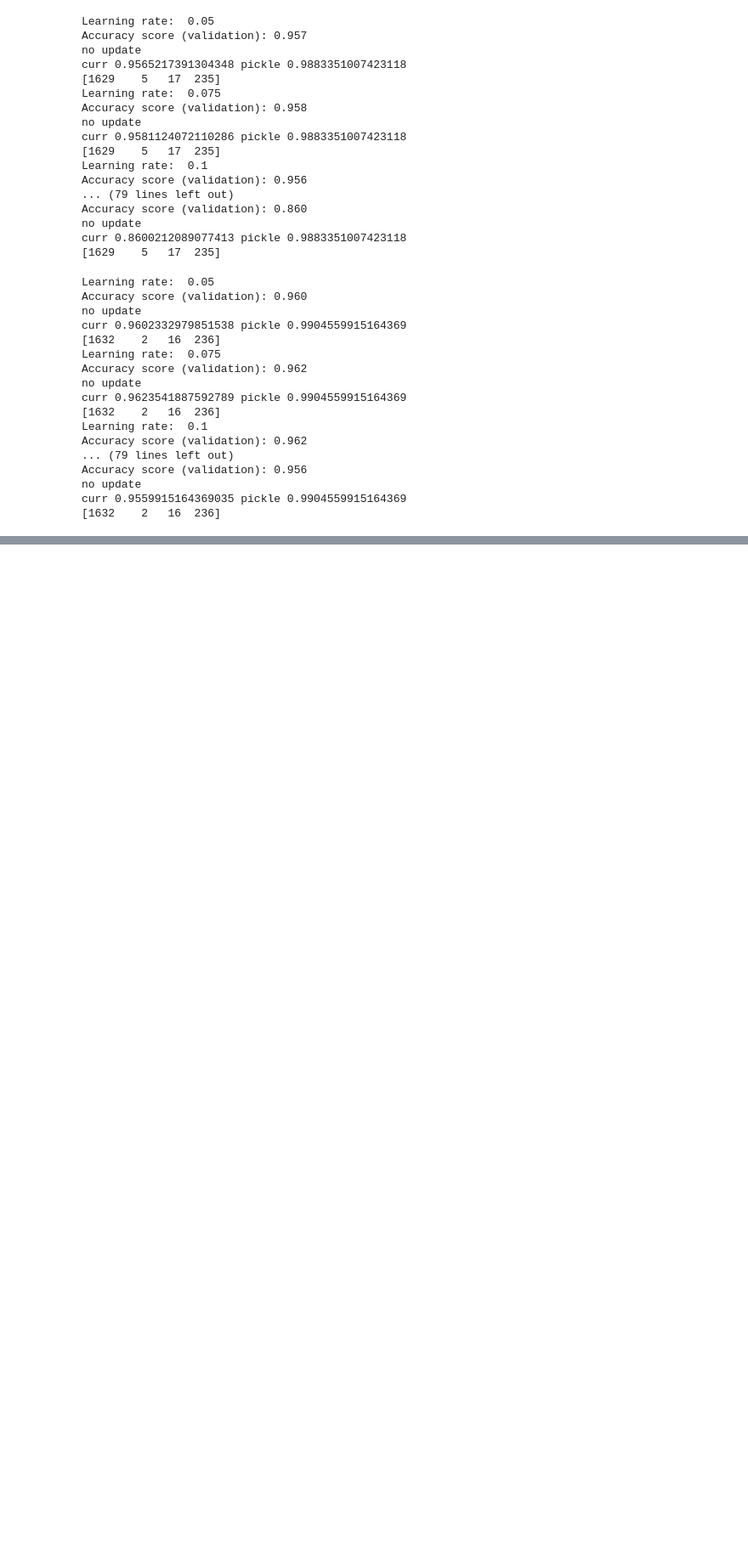
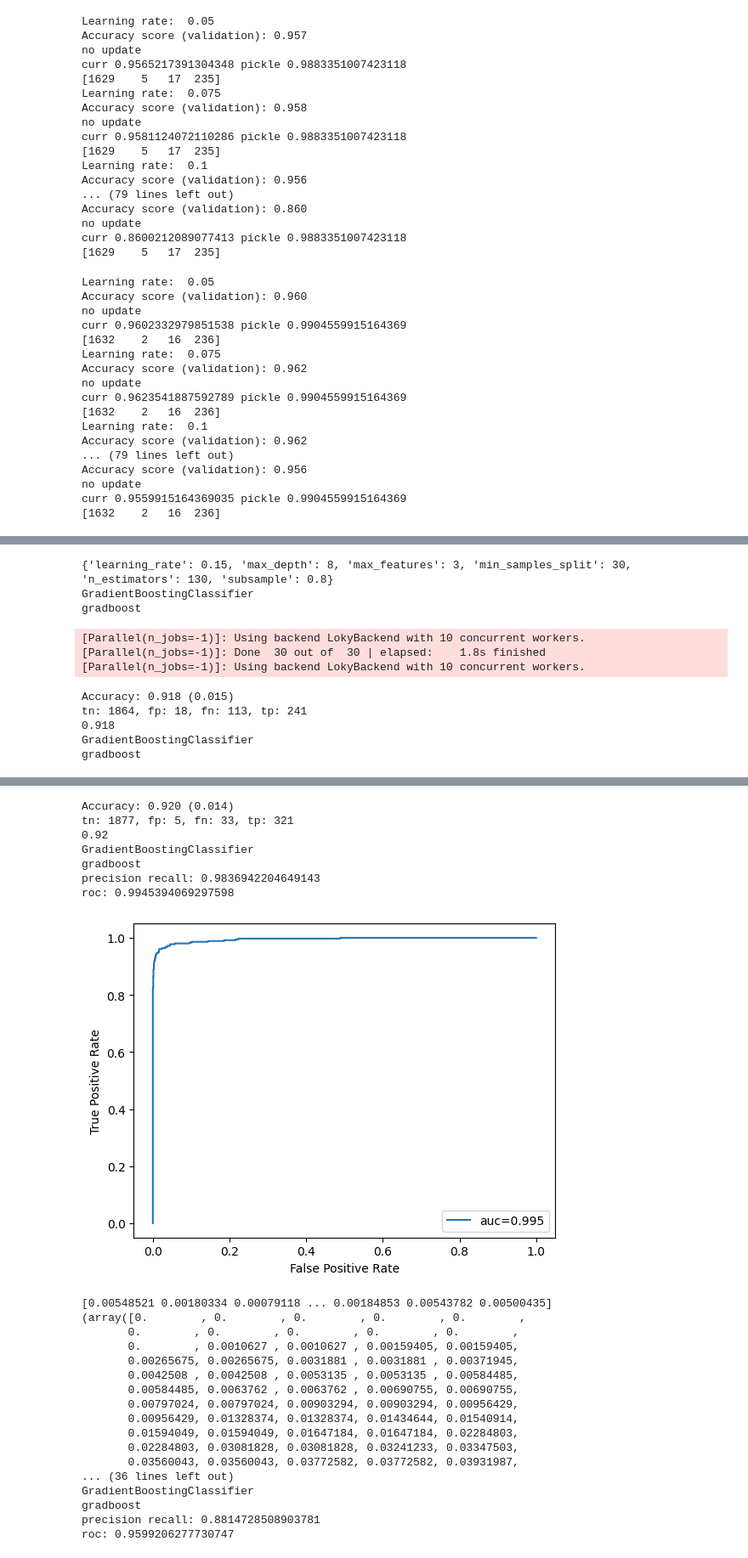
Before and after one commit to 25benjaminli/zoonotic-prediction, a Jupyter notebook: train_and_vis/models.ipynb, the cells around one changed output, grey strips where cells are left out. Shown: that part at 85% size. Cells and saved outputs as stored; diff of their text form; code cells hidden in the pictures; blank space fills up the shorter version.

```diff
--- a/train_and_vis/models.ipynb
+++ b/train_and_vis/models.ipynb
@@ -219,9 +181,0 @@ LogisticRegression(fit_intercept=False, max_iter=1000,
-# %%
-# all 0s for some reason
-
-merged = datasets['merged']['normalized-4']
-
-predictions = lrmodel.predict(merged['X_test'])
-picklething = pickle.load(open('models/curr_models/lrmodel.pkl', 'rb'))
-print(accuracy_score(merged['y_test'], predictions))
-print(accuracy_score(merged['y_test'], picklething.predict(merged['X_test'])))
@@ -634,0 +519,44 @@ NameError: name 'knntest' is not defined
+# %%
+"""
+{'n_estimators': 120, 'max_features': 2, 'max_depth': 6, 'random_state': 0, 'min_sample_split': 50, 'subsample': 0.8, 'learning_rate': 0.3}
+"""
+kmer = 4
+ds = datasets['merged'][f'normalized-{kmer}']
+
+X_train, y_train, X_test, y_test = ds['X_train'], ds['y_train'], ds['X_test'], ds['y_test']
+
+# knn = KNeighborsClassifier(n_neighbors=5)
+parameters={
+   'n_estimators': 120, 'max_features': 2, 'max_depth': 6, 'random_state': 0, 'min_sample_split': 50, 'subsample': 0.8, 'learning_rate': 0.3
+}
+
+param_test1 = {'n_estimators':range(100,140,10), 'learning_rate':[0.1,0.15,0.2], 'subsample':[0.8,0.85,0.9], 'max_depth':range(6,9,1), 'min_samples_split':range(10,40,10), 'max_features':range(2, 5)}
+
+gradBoost = GridSearchCV(estimator = GradientBoostingClassifier(
+    n_estimators=parameters['n_estimators'], max_features=parameters['max_features'], random_state=parameters['random_state']),
+param_grid = param_test1, scoring='roc_auc',n_jobs=-1, cv=5, verbose=10)
+
+# parameters['learning_rate']=learning_rate
+gradBoost.fit(X_train, y_train)
+# %%
+"""
+{'learning_rate': 0.15, 'max_depth': 8, 'max_features': 3, 'min_samples_split': 30, 'n_estimators': 130, 'subsample': 0.8}
+"""
+print(gradBoost.best_params_)
+print(validation_utils.cross_validate(gradBoost.best_estimator_, X_test, y_test))
+pi = pickle.load(open('models/curr_models/nardus_gridsearch.pkl', 'rb'))
+print(validation_utils.cross_validate(pi.best_estimator_, X_test, y_test))
+print(validation_utils.draw_roc_curve(pi.best_estimator_, X_test, y_test))
+print(validation_utils.draw_roc_curve(gradBoost.best_estimator_, X_test, y_test))
+# %% [output]
+{'learning_rate': 0.15, 'max_depth': 8, 'max_features': 3, 'min_samples_split': 30, 'n_estimators': 130, 'subsample': 0.8}
+GradientBoostingClassifier
+gradboost
+[Parallel(n_jobs=-1)]: Using backend LokyBackend with 10 concurrent workers.
+[Parallel(n_jobs=-1)]: Done  30 out of  30 | elapsed:    1.8s finished
+[Parallel(n_jobs=-1)]: Using backend LokyBackend with 10 concurrent workers.
+Accuracy: 0.918 (0.015)
+tn: 1864, fp: 18, fn: 113, tp: 241
+0.918
+GradientBoostingClassifier
+gradboost
@@ -634,0 +564,25 @@ NameError: name 'knntest' is not defined
+Accuracy: 0.920 (0.014)
+tn: 1877, fp: 5, fn: 33, tp: 321
+0.92
+GradientBoostingClassifier
+gradboost
+precision recall: 0.9836942204649143
+roc: 0.9945394069297598
+[figure, added]
+[0.00548521 0.00180334 0.00079118 ... 0.00184853 0.00543782 0.00500435]
+(array([0.        , 0.        , 0.        , 0.        , 0.        ,
+       0.        , 0.        , 0.        , 0.        , 0.        ,
+       0.        , 0.0010627 , 0.0010627 , 0.00159405, 0.00159405,
+       0.00265675, 0.00265675, 0.0031881 , 0.0031881 , 0.00371945,
+       0.0042508 , 0.0042508 , 0.0053135 , 0.0053135 , 0.00584485,
+       0.00584485, 0.0063762 , 0.0063762 , 0.00690755, 0.00690755,
+       0.00797024, 0.00797024, 0.00903294, 0.00903294, 0.00956429,
+       0.00956429, 0.01328374, 0.01328374, 0.01434644, 0.01540914,
+       0.01594049, 0.01594049, 0.01647184, 0.01647184, 0.02284803,
+       0.02284803, 0.03081828, 0.03081828, 0.03241233, 0.03347503,
+       0.03560043, 0.03560043, 0.03772582, 0.03772582, 0.03931987,
+... (36 lines left out)
+GradientBoostingClassifier
+gradboost
+precision recall: 0.8814728508903781
+roc: 0.9599206277730747
```
Also changed, not shown: parts of 30 cells of this notebook, 11 other files.
